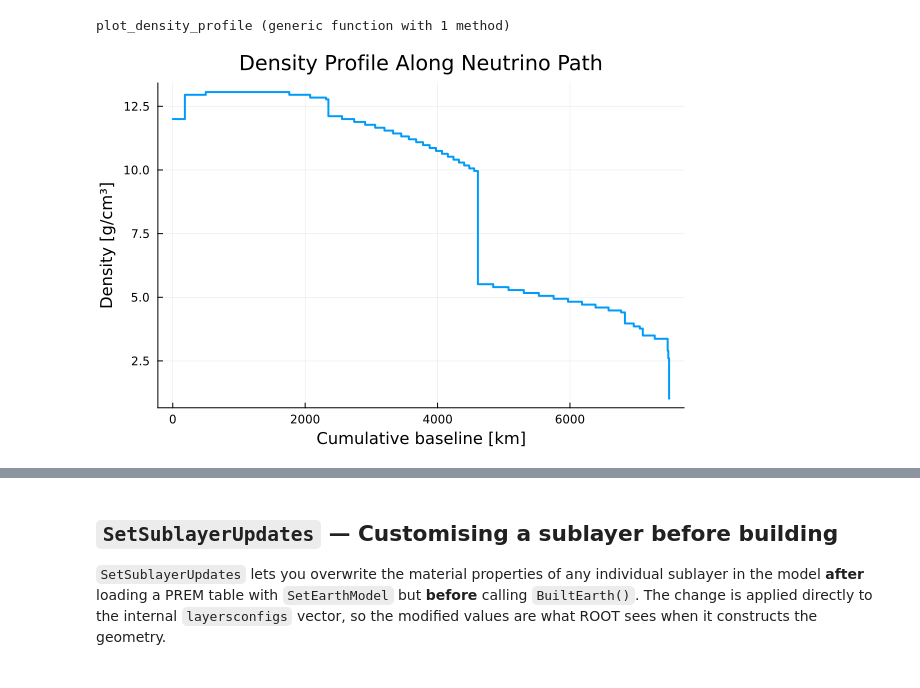
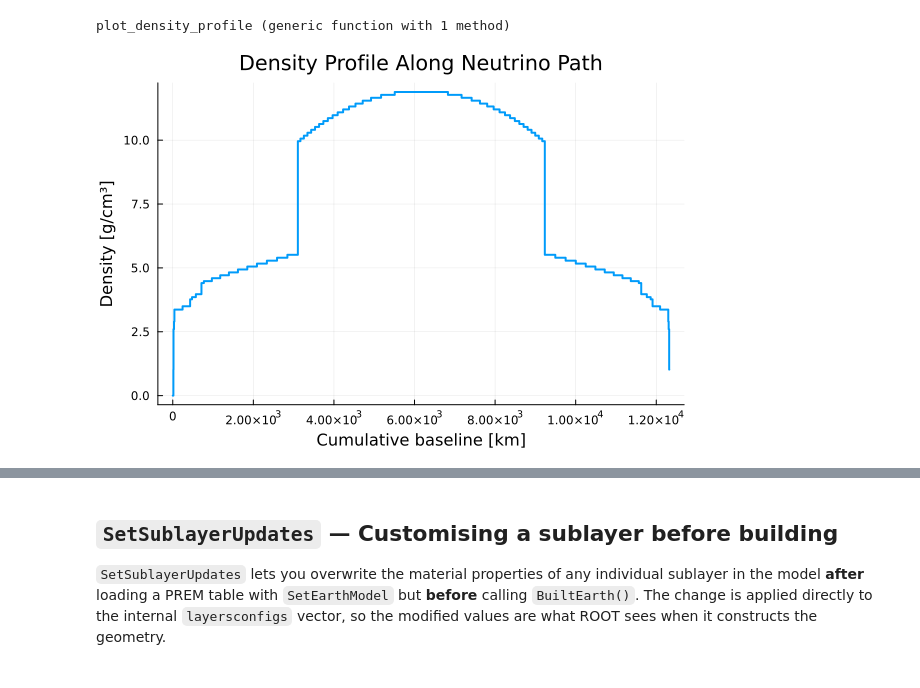
Before and after one commit to YaelDeniz/ModularEarth, a Jupyter notebook: tutorials/ModularEarthInJulia_tutorial.ipynb, the cells around one changed output, grey strips where cells are left out. Saved outputs shown, nothing was run; the diff lists cells and outputs as text; code cells hidden in the pictures.

```diff
--- a/tutorials/ModularEarthInJulia_tutorial.ipynb
+++ b/tutorials/ModularEarthInJulia_tutorial.ipynb
@@ -356,6 +452,6 @@ end
 # %% [output]
 plot_density_profile (generic function with 1 method)
 # %%
-plot_density_profile(paths[1])
+plot_density_profile(paths[2])
 # %% [output]
-[figure, old version]
+[figure, new version]
```
Also changed, not shown: parts of 17 cells of this notebook, 1 other file.
